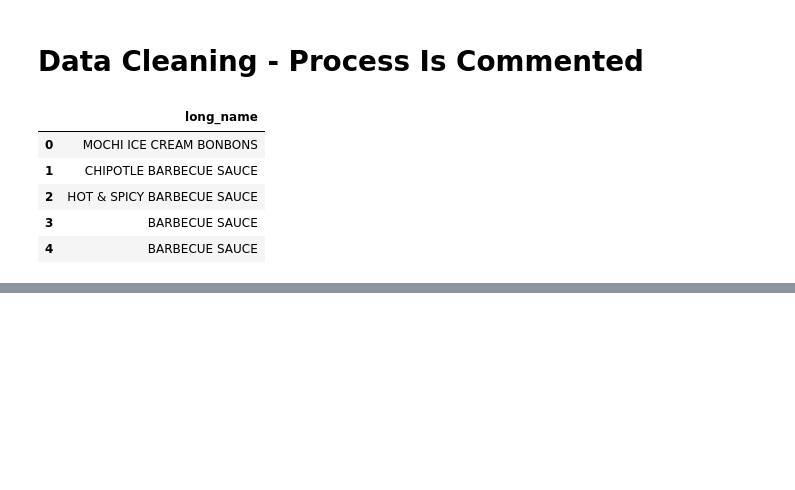
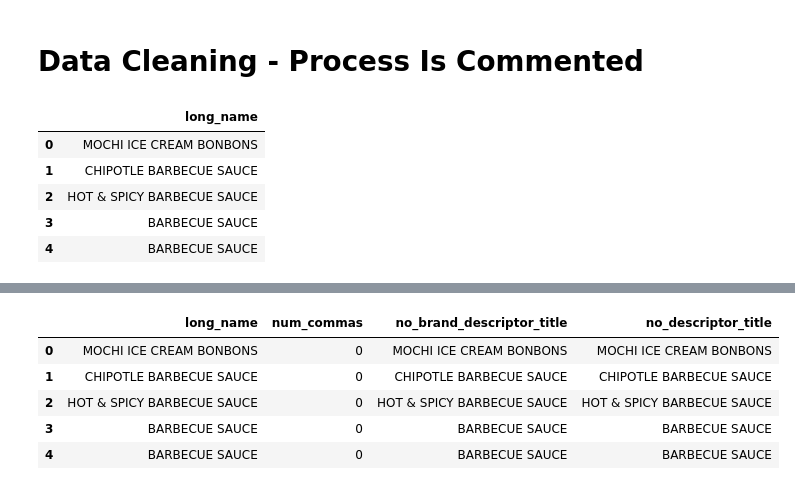
Before and after one commit to gtsli/grocery_e-receipt, a Jupyter notebook: synthetic_data/scripts/EDA_Cleaning.ipynb, the cells around one changed output, grey strips where cells are left out. Cells and saved outputs as stored; diff of their text form; code cells hidden in the pictures; blank space fills up the shorter version.

```diff
--- a/synthetic_data/scripts/EDA_Cleaning.ipynb
+++ b/synthetic_data/scripts/EDA_Cleaning.ipynb
@@ -134,3 +135,12 @@ Apply the 2 methods to obtain two different columns with the cleaning process ap
 '''
 data['no_brand_descriptor_title'] = data.apply(lambda x: remove_brand_descriptor(x.long_name), axis=1)
 data['no_descriptor_title'] = data.apply(lambda x: remove_descriptor(x.long_name), axis=1)
+# %%
+data.head()
+# %% [output]
+|  | long_name | num_commas | no_brand_descriptor_title | no_descriptor_title |
+| 0 | MOCHI ICE CREAM BONBONS | 0 | MOCHI ICE CREAM BONBONS | MOCHI ICE CREAM BONBONS |
+| 1 | CHIPOTLE BARBECUE SAUCE | 0 | CHIPOTLE BARBECUE SAUCE | CHIPOTLE BARBECUE SAUCE |
+| 2 | HOT & SPICY BARBECUE SAUCE | 0 | HOT & SPICY BARBECUE SAUCE | HOT & SPICY BARBECUE SAUCE |
+| 3 | BARBECUE SAUCE | 0 | BARBECUE SAUCE | BARBECUE SAUCE |
+| 4 | BARBECUE SAUCE | 0 | BARBECUE SAUCE | BARBECUE SAUCE |
```
Also changed, not shown: parts of 5 cells of this notebook, 4 other files.
